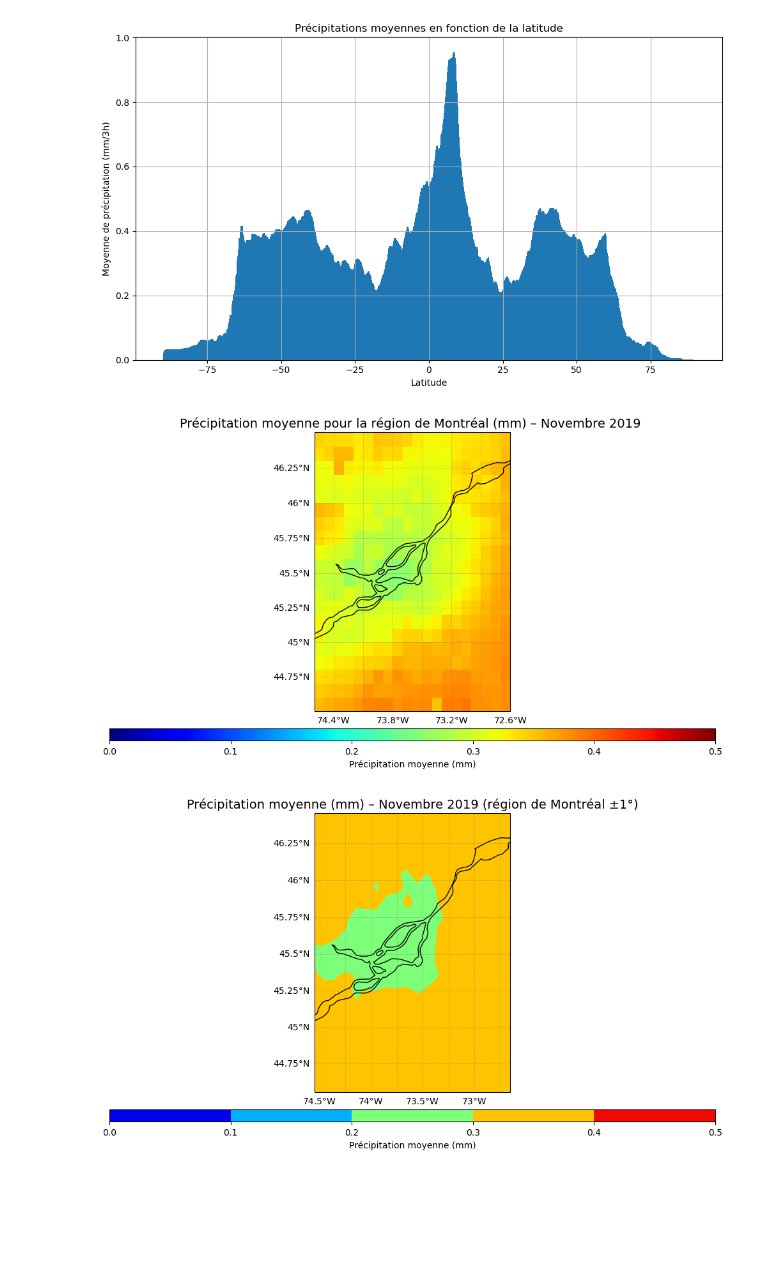
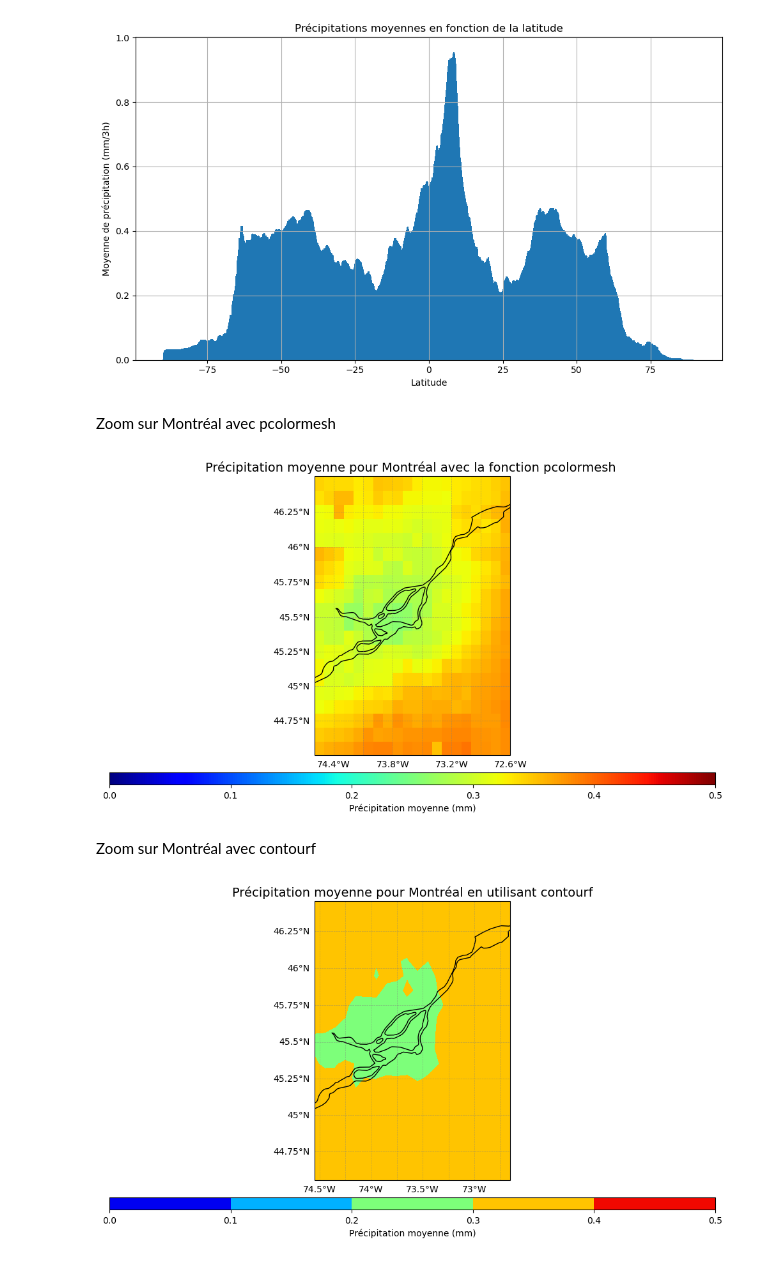
Before and after one commit to Krable71/Projet1.ipynb, a Jupyter notebook: Projet1.ipynb, the cells around one changed output. Saved outputs shown, nothing was run; the diff lists cells and outputs as text; code cells hidden in the pictures; blank space fills up the shorter version.

```diff
--- a/Projet1.ipynb
+++ b/Projet1.ipynb
@@ -458,6 +485,8 @@ plt.savefig("C:/Users/samue/Desktop/université/3e année/5e session (automne 20
 plt.show()
 # %% [output]
 [figure]
+# %% [markdown]
+Zoom sur Montréal avec pcolormesh
 # %%
 # région de Montréal (Mettre en haut avec les données utiles)
 lat_region_Montreal = slice(44.5017, 46.5017)
@@ -497,41 +526,43 @@ gl.ylabel_style = {'size': 10}
 cbar = plt.colorbar(mesh, orientation='horizontal', pad=0.05, aspect=50)
 cbar.set_label("Précipitation moyenne (mm)")
 
-plt.title("Précipitation moyenne pour la région de Montréal (mm) – Novembre 2019 ", fontsize=14)
+plt.title("Précipitation moyenne pour Montréal avec la fonction pcolormesh ", fontsize=14)
 
 plt.tight_layout()
 plt.savefig("C:/Users/samue/Desktop/université/3e année/5e session (automne 2025)/Laboratoire 3/Expérience 1/Figure8.png", dpi=300, bbox_inches="tight")
 plt.show()
 # %% [output]
-[figure, old version]
+[figure, new version]
+# %% [markdown]
+Zoom sur Montréal avec contourf
 # %%
 
 # Faire le graphique
 fig = plt.figure(figsize=(10, 6))
 ax = plt.axes(projection=ccrs.Mercator())
 
 levels = np.linspace(0.0, 0.5, 6)
 
 contour = ax.contourf( lon_mtl, lat_mtl, precip_Montreal,
     transform = ccrs.PlateCarree(),
     cmap = 'jet',
     levels = levels)
 
 # Afficher le fond de carte et ajuster la grille
 ax.coastlines()
 gl = ax.gridlines(draw_labels=True, linewidth=0.5, color='gray', alpha=0.5, linestyle='--')
 gl.top_labels = False
 gl.right_labels = False
 gl.xlabel_style = {'size': 10}
 gl.ylabel_style = {'size': 10}
 
 # Ajouter la barre de couleur et titre
 cbar = plt.colorbar(contour, orientation='horizontal', pad=0.05, aspect=50)
 cbar.set_label("Précipitation moyenne (mm)")
-plt.title("Précipitation moyenne (mm) – Novembre 2019 (région de Montréal ±1°)", fontsize=14)
+plt.title("Précipitation moyenne pour Montréal en utilisant contourf", fontsize=14)
 
 plt.tight_layout()
 plt.savefig("C:/Users/samue/Desktop/université/3e année/5e session (automne 2025)/Laboratoire 3/Expérience 1/Figure9.png", dpi=300, bbox_inches="tight")
 plt.show()
 # %% [output]
-[figure, old version]
+[figure, new version]
```
Also changed, not shown: parts of 16 cells of this notebook.
